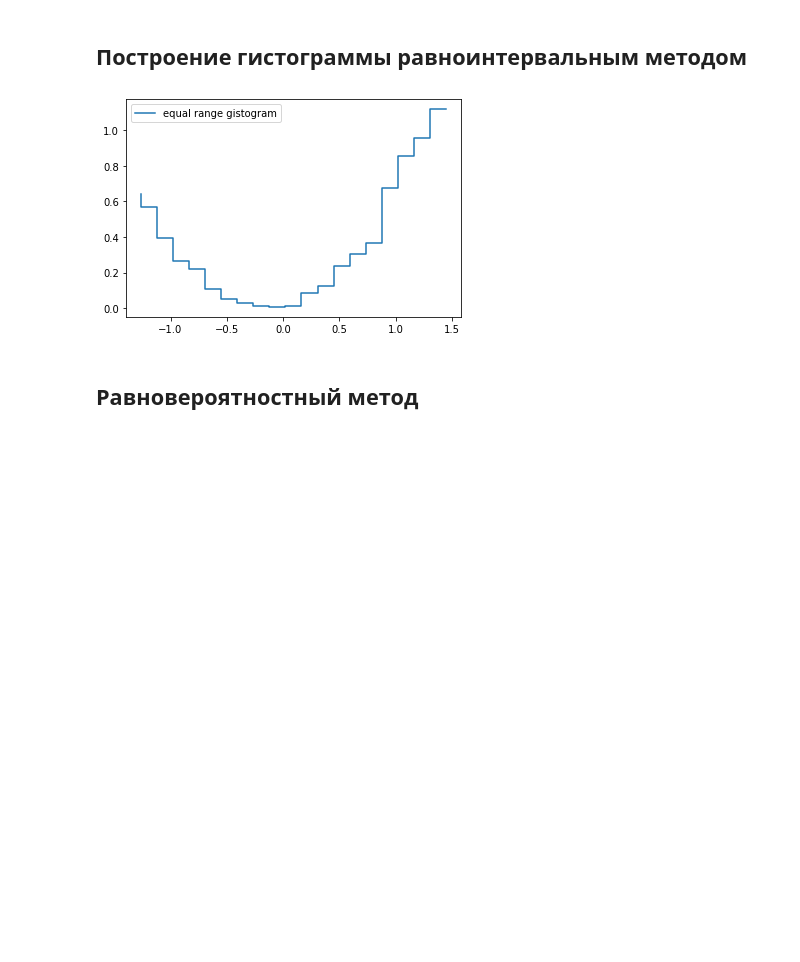
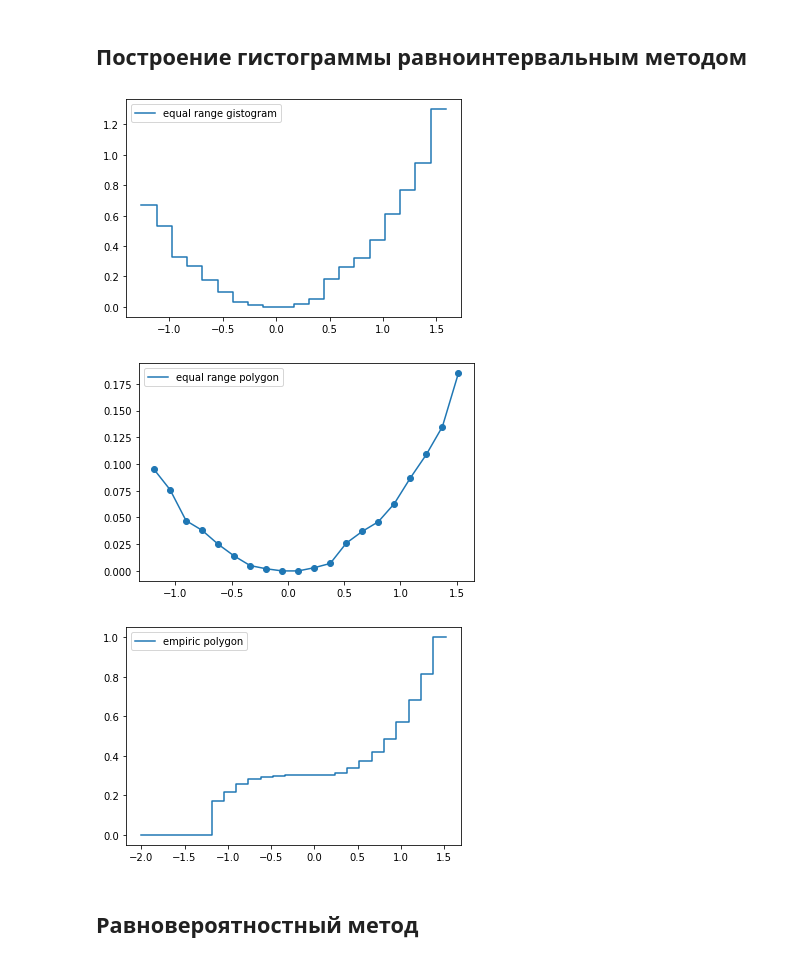
Before and after one commit to 4llower/BSUIR-Labs, a Jupyter notebook: 4-term(Statistics)/task#2(gistogrames)/main.ipynb, the cells around one changed output. Drawn from its saved outputs; the diff is of its cells as text; code cells hidden in the pictures; blank space fills up the shorter version.

```diff
--- a/4-term(Statistics)/task#2(gistogrames)/main.ipynb
+++ b/4-term(Statistics)/task#2(gistogrames)/main.ipynb
@@ -71,8 +102,6 @@ y_sample = get_y_sample(x_sample)
 # %% [markdown]
 ## Равноинтервальный метод
 # %%
-COUNT_INTEVAL = 20
-
 def equal_range_method(y_sample):
     MIN = y_sample[0]
     MAX = y_sample[len(y_sample) - 1]
@@ -80,32 +109,43 @@ def equal_range_method(y_sample):
     interval = (MAX - MIN) / COUNT_INTEVAL
     current = MIN
     result = []
-    while current <= MAX:
+    while current < MAX:
         left = current
-        right = min(MAX, current + interval)
+        right = current + interval
         in_current_interval = 0
         for i in y_sample:
-            if i > right:
-                break
             if left <= i and i <= right:
                 in_current_interval += 1
+
         result.append((left, right, in_current_interval / (count * interval)))
+
         current += interval
     return result
 # %% [markdown]
 ## Построение гистограммы равноинтервальным методом
 # %%
 def add_equal_range_method_to_plot(values):
-    x_axis = [i[0] for i in values]
-    y_axis = [i[2] for i in values]
-    plt.step(x_axis, y_axis, label="equal range gistogram")
+    y_axis = []
+    x_axis = []
+    for i in values:
+        y_axis.append(i[0])
+        y_axis.append(i[1])
+        x_axis.append(i[2])
+        x_axis.append(i[2])
+    plt.step(y_axis, x_axis, label="equal range gistogram")
     plt.legend()
 
 equal_range_values = equal_range_method(y_sample)
 add_equal_range_method_to_plot(equal_range_values)
 plt.show()
+add_polygon_to_plot(equal_range_values, "equal range polygon")
+plt.show()
+add_empiric_to_plot(equal_range_values, "empiric polygon")
+plt.show()
 # %% [output]
-[figure, old version]
+[figure, new version]
+[figure, added]
+[figure, added]
 # %% [markdown]
 ## Равновероятностный метод
 # %%
```
Also changed, not shown: parts of 6 cells of this notebook, 1 other file.
